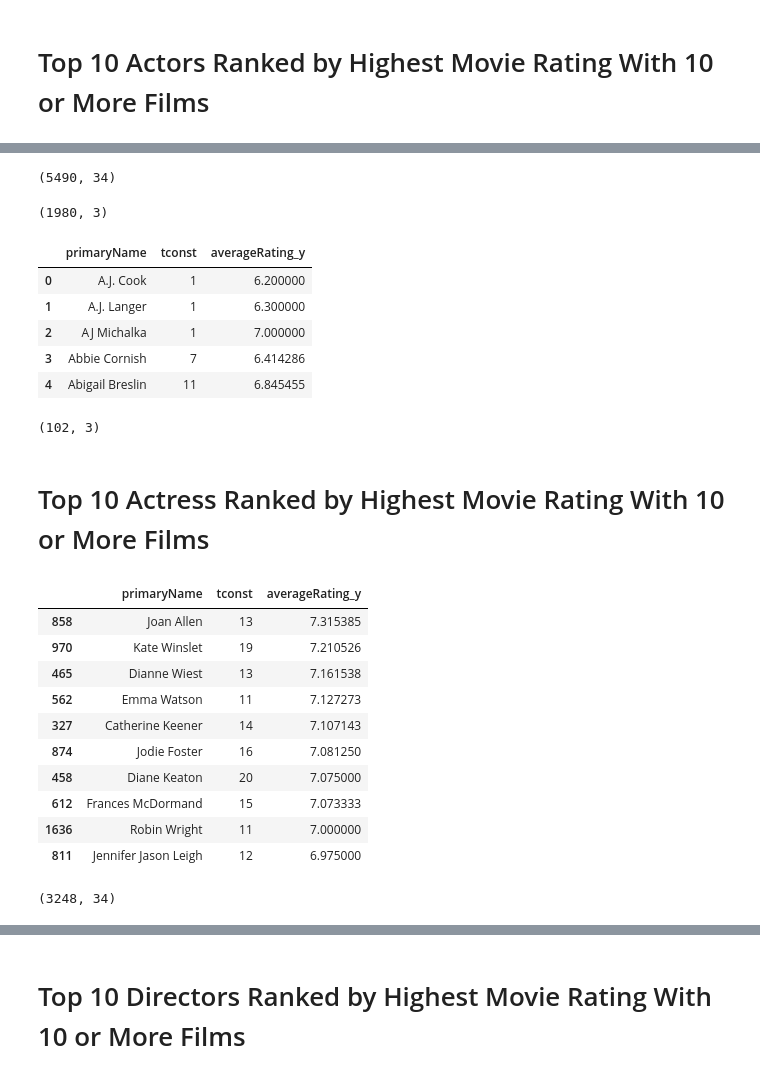
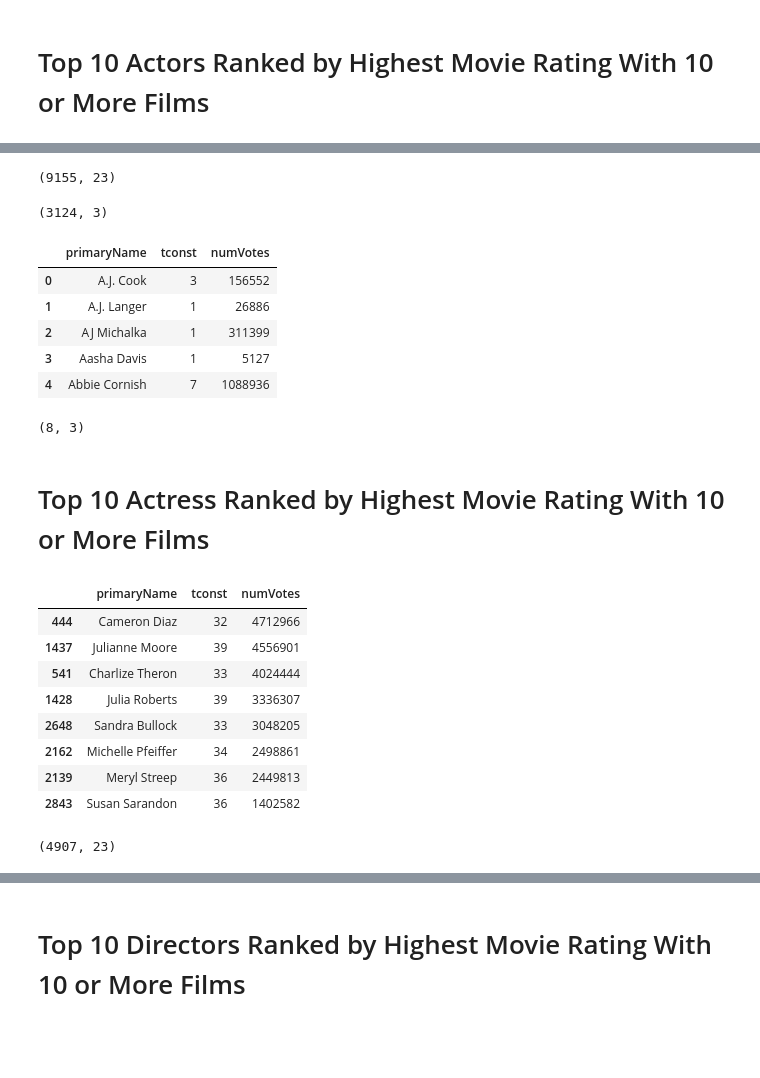
Before and after one commit to cybermanrobot/Applied-Analytics, a Jupyter notebook: 17-Cast-Crew-Selection-EDA.ipynb, the cells around one changed output, grey strips where cells are left out. Saved outputs shown, nothing was run; the diff lists cells and outputs as text; code cells hidden in the pictures; blank space fills up the shorter version.

```diff
--- a/17-Cast-Crew-Selection-EDA.ipynb
+++ b/17-Cast-Crew-Selection-EDA.ipynb
@@ -77,52 +75,50 @@ actorSelections95PctAgg.head(10)
-# %%
-actressSelections95Pct = castCrewSelections95Pct[castCrewSelections95Pct.category == 'actress']
-actressSelections95Pct.shape
-# %% [output]
-(5490, 34)
+# %%
+actressSelections = castCrewSelections[castCrewSelections.category == 'actress']
+actressSelections.shape
+# %% [output]
+(9155, 23)
 # %%
-actressSelections95PctAgg = (actressSelections95Pct.groupby('primaryName')
-   .agg({'tconst':'count', 'averageRating_y': 'mean'})
+actressSelectionsAgg = (actressSelections.groupby('primaryName')
+   .agg({'tconst':'count', 'numVotes': 'sum'})
    .reset_index()
    .rename(columns={'Movies Titles':'Average Rating'})
    )
-actressSelections95PctAgg.shape
+actressSelectionsAgg.shape
 # %% [output]
-(1980, 3)
+(3124, 3)
 # %%
-actressSelections95PctAgg.head()
+actressSelectionsAgg.head()
 # %% [output]
-|  | primaryName | tconst | averageRating_y |
-| 0 | A.J. Cook | 1 | 6.200000 |
-| 1 | A.J. Langer | 1 | 6.300000 |
-| 2 | AJ Michalka | 1 | 7.000000 |
-| 3 | Abbie Cornish | 7 | 6.414286 |
-| 4 | Abigail Breslin | 11 | 6.845455 |
+|  | primaryName | tconst | numVotes |
+| 0 | A.J. Cook | 3 | 156552 |
+| 1 | A.J. Langer | 1 | 26886 |
+| 2 | AJ Michalka | 1 | 311399 |
+| 3 | Aasha Davis | 1 | 5127 |
+| 4 | Abbie Cornish | 7 | 1088936 |
-# %%
-actressSelections95PctAgg = actressSelections95PctAgg[actressSelections95PctAgg.tconst > 10]
-actressSelections95PctAgg.shape
-# %% [output]
-(102, 3)
+# %%
+actressSelectionsAgg = actressSelectionsAgg[actressSelectionsAgg.tconst >= 30]
+actressSelectionsAgg.shape
+# %% [output]
+(8, 3)
 # %%
-actressSelections95PctAgg.sort_values('averageRating_y', ascending=False, inplace=True)
+actressSelectionsAgg.sort_values('numVotes', ascending=False, inplace=True)
 # %% [markdown]
 # Top 10 Actress Ranked by Highest Movie Rating With 10 or More Films
 # %%
-actressSelections95PctAgg.head(10)
+actressSelectionsAgg.head(10)
 # %% [output]
-|  | primaryName | tconst | averageRating_y |
-| 858 | Joan Allen | 13 | 7.315385 |
-| 970 | Kate Winslet | 19 | 7.210526 |
-| 465 | Dianne Wiest | 13 | 7.161538 |
-| 562 | Emma Watson | 11 | 7.127273 |
-| 327 | Catherine Keener | 14 | 7.107143 |
-| 874 | Jodie Foster | 16 | 7.081250 |
-| 458 | Diane Keaton | 20 | 7.075000 |
-| 612 | Frances McDormand | 15 | 7.073333 |
-| 1636 | Robin Wright | 11 | 7.000000 |
-| 811 | Jennifer Jason Leigh | 12 | 6.975000 |
+|  | primaryName | tconst | numVotes |
+| 444 | Cameron Diaz | 32 | 4712966 |
+| 1437 | Julianne Moore | 39 | 4556901 |
+| 541 | Charlize Theron | 33 | 4024444 |
+| 1428 | Julia Roberts | 39 | 3336307 |
+| 2648 | Sandra Bullock | 33 | 3048205 |
+| 2162 | Michelle Pfeiffer | 34 | 2498861 |
+| 2139 | Meryl Streep | 36 | 2449813 |
+| 2843 | Susan Sarandon | 36 | 1402582 |
-# %%
-directorSelections95Pct = castCrewSelections95Pct[castCrewSelections95Pct.category == 'director']
-directorSelections95Pct.shape
-# %% [output]
-(3248, 34)
+# %%
+directorSelections = castCrewSelections[castCrewSelections.category == 'director']
+directorSelections.shape
+# %% [output]
+(4907, 23)
 # %%
```
Also changed, not shown: parts of 28 cells of this notebook.
